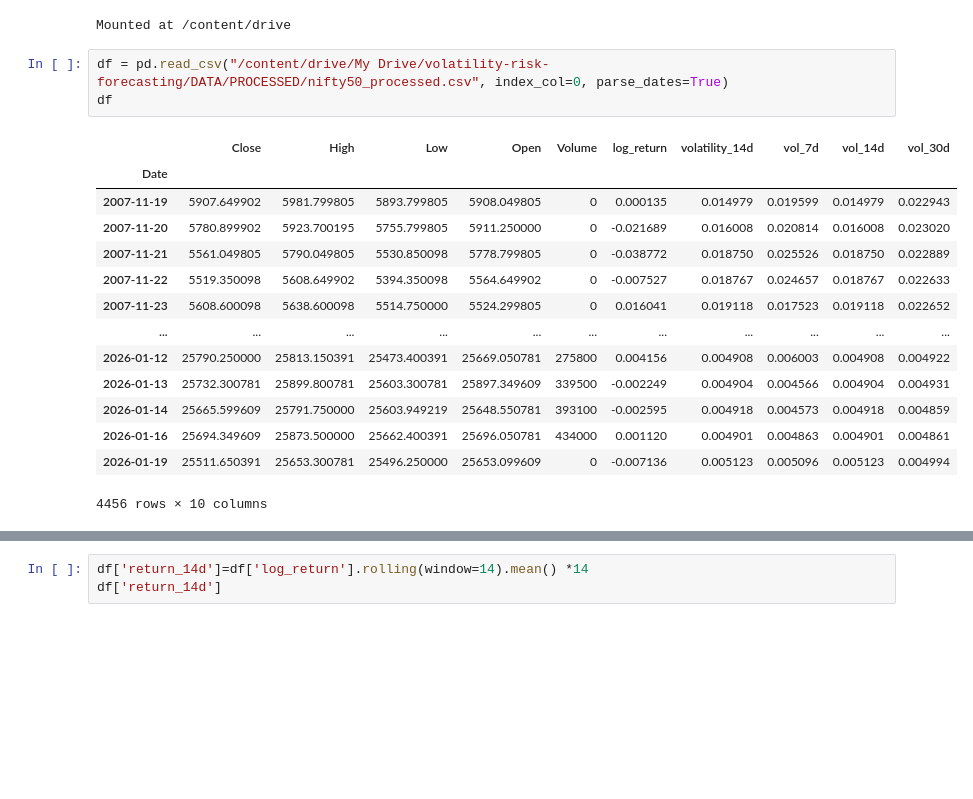
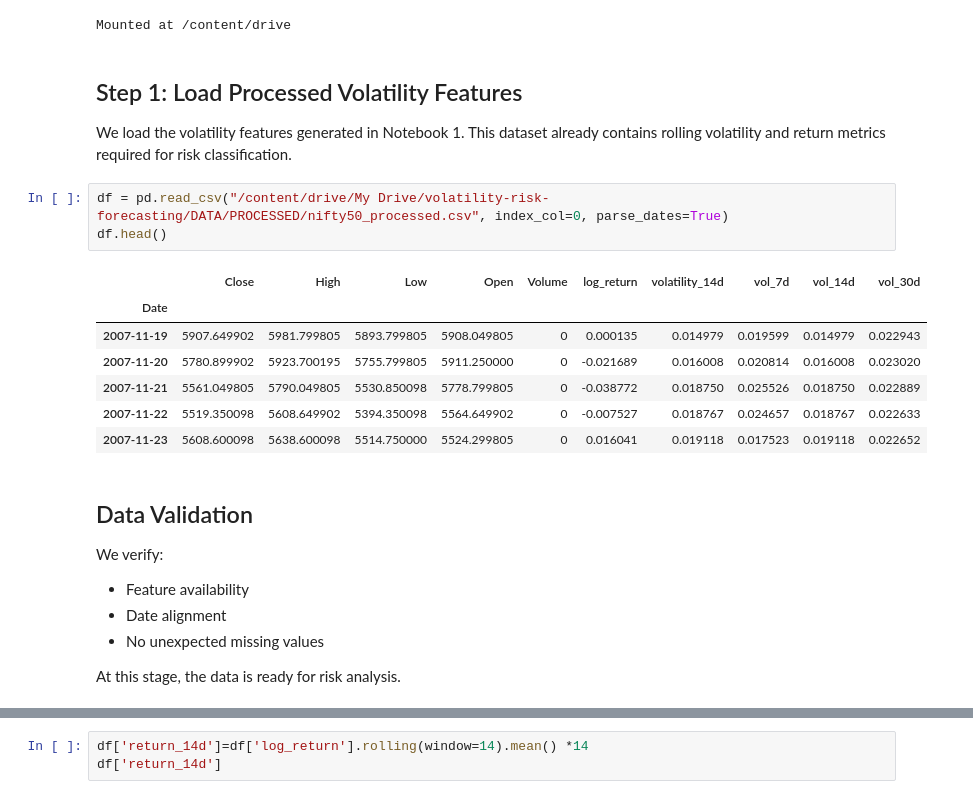
Before and after one commit to swayangshreesamal/volatility-risk-forecasting, a Jupyter notebook: 02_volatility_risk_metrics.ipynb, the cells around one changed output, grey strips where cells are left out. Cells and saved outputs as stored; diff of their text form; blank space fills up the shorter version.

```diff
--- a/02_volatility_risk_metrics.ipynb
+++ b/02_volatility_risk_metrics.ipynb
@@ -10,24 +19,32 @@ import matplotlib.pyplot as plt
 import seaborn as sns
 # %% [output]
 Mounted at /content/drive
+# %% [markdown]
+## Step 1: Load Processed Volatility Features
+
+We load the volatility features generated in Notebook 1.
+This dataset already contains rolling volatility and return metrics
+required for risk classification.
 # %%
 df = pd.read_csv("/content/drive/My Drive/volatility-risk-forecasting/DATA/PROCESSED/nifty50_processed.csv", index_col=0, parse_dates=True)
-df
+df.head()
 # %% [output]
 |  | Close | High | Low | Open | Volume | log_return | volatility_14d | vol_7d | vol_14d | vol_30d |
 | Date |  |  |  |  |  |  |  |  |  |  |
 | 2007-11-19 | 5907.649902 | 5981.799805 | 5893.799805 | 5908.049805 | 0 | 0.000135 | 0.014979 | 0.019599 | 0.014979 | 0.022943 |
 | 2007-11-20 | 5780.899902 | 5923.700195 | 5755.799805 | 5911.250000 | 0 | -0.021689 | 0.016008 | 0.020814 | 0.016008 | 0.023020 |
 | 2007-11-21 | 5561.049805 | 5790.049805 | 5530.850098 | 5778.799805 | 0 | -0.038772 | 0.018750 | 0.025526 | 0.018750 | 0.022889 |
 | 2007-11-22 | 5519.350098 | 5608.649902 | 5394.350098 | 5564.649902 | 0 | -0.007527 | 0.018767 | 0.024657 | 0.018767 | 0.022633 |
 | 2007-11-23 | 5608.600098 | 5638.600098 | 5514.750000 | 5524.299805 | 0 | 0.016041 | 0.019118 | 0.017523 | 0.019118 | 0.022652 |
-| ... | ... | ... | ... | ... | ... | ... | ... | ... | ... | ... |
-| 2026-01-12 | 25790.250000 | 25813.150391 | 25473.400391 | 25669.050781 | 275800 | 0.004156 | 0.004908 | 0.006003 | 0.004908 | 0.004922 |
-| 2026-01-13 | 25732.300781 | 25899.800781 | 25603.300781 | 25897.349609 | 339500 | -0.002249 | 0.004904 | 0.004566 | 0.004904 | 0.004931 |
-| 2026-01-14 | 25665.599609 | 25791.750000 | 25603.949219 | 25648.550781 | 393100 | -0.002595 | 0.004918 | 0.004573 | 0.004918 | 0.004859 |
-| 2026-01-16 | 25694.349609 | 25873.500000 | 25662.400391 | 25696.050781 | 434000 | 0.001120 | 0.004901 | 0.004863 | 0.004901 | 0.004861 |
-| 2026-01-19 | 25511.650391 | 25653.300781 | 25496.250000 | 25653.099609 | 0 | -0.007136 | 0.005123 | 0.005096 | 0.005123 | 0.004994 |
-4456 rows × 10 columns
+# %% [markdown]
+## Data Validation
+
+We verify:
+- Feature availability
+- Date alignment
+- No unexpected missing values
+
+At this stage, the data is ready for risk analysis.
 # %%
 TRADING_DAYS=252
 df['vol_annualized'] =df['log_return'].std()*np.sqrt(TRADING_DAYS)
```
Also changed, not shown: parts of 12 cells of this notebook.
